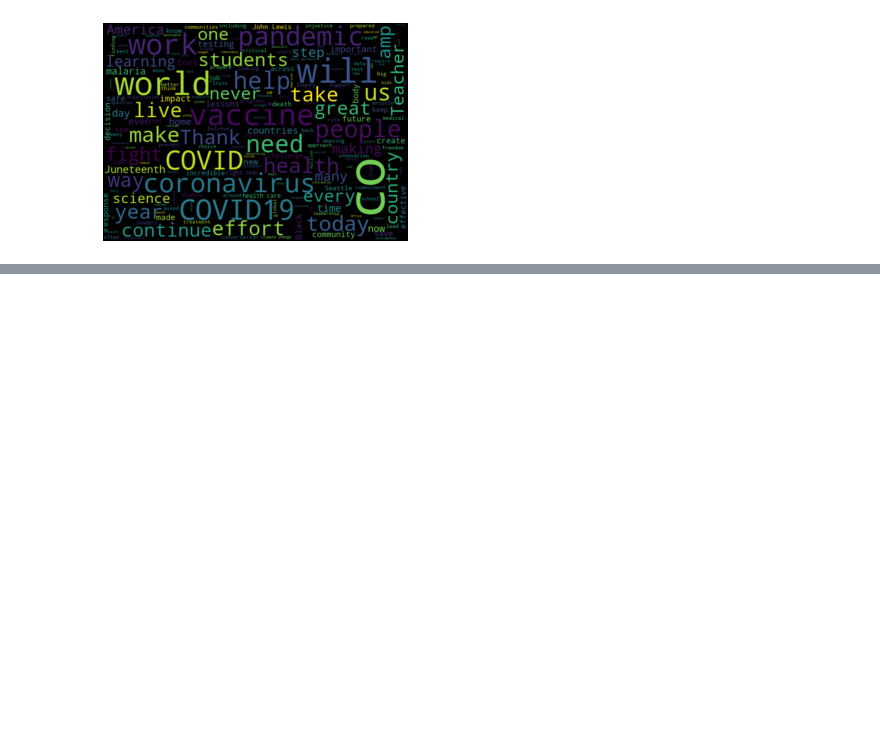
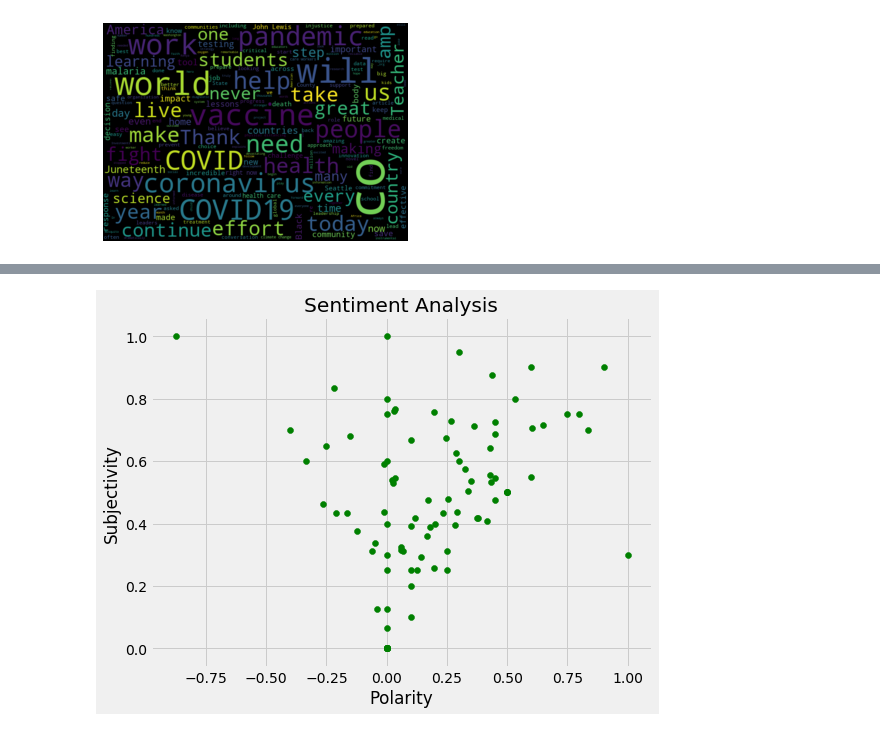
Before and after one commit to Princeshaw/Twitter-Sentiment-Analysis, a Jupyter notebook: twitter_analysis.ipynb, the cells around one changed output, grey strips where cells are left out. Drawn from its saved outputs; the diff is of its cells as text; code cells hidden in the pictures; blank space fills up the shorter version.

Commit message:
Analysis polarity and subjectivity snd plot graph

```diff
--- a/twitter_analysis.ipynb
+++ b/twitter_analysis.ipynb
@@ -140,3 +130,15 @@ plt.axis("off")
 plt.show()
 # %% [output]
 [figure]
+# %%
+#create a function to compute negative, neutral and positive analysiss
+
+def getAnalysis(score):
+    if score <0:
+        return 'Negative'
+    elif score==0:
+        return 'Neutral'
+    else:
+        return 'Positive'
+
+dataset['Analysis'] = dataset['Polarity'].apply(getAnalysis)
@@ -142,0 +161,9 @@ plt.show()
+# %%
+# Print all of the positive tweets
+j=1
+sortDF = dataset.sort_values(by=['Polarity'])
+for i in range(0,sortDF.shape[0]):
+    if(sortDF['Analysis'][i] == 'Positive'):
+        print(str(j)+ ') '+sortDF['Tweets'][i])
+        j+=1
+        print()
@@ -142,0 +188,8 @@ plt.show()
+# %%
+j = 1
+soretd_df = dataset.sort_values(by=['Polarity'],ascending='False')
+for i in range(0,soretd_df.shape[0]):
+    if(soretd_df['Analysis'][i] == 'Negative'):
+        print(str(j)+ ') '+sortDF['Tweets'][i])
+        j+=1
+        print()
@@ -142,0 +214,13 @@ plt.show()
+# %%
+plt.style.use('fivethirtyeight')
+# %%
+#plot the polarity and subjectivity
+plt.figure(figsize=(8,6))
+for i in range(0,dataset.shape[0]):
+    plt.scatter(dataset['Polarity'][i],dataset['Subjectivity'][i],color="green")
+plt.title('Sentiment Analysis')
+plt.xlabel('Polarity')
+plt.ylabel('Subjectivity')
+plt.show()
+# %% [output]
+[figure, added]
```
Also changed, not shown: parts of 8 cells of this notebook.
